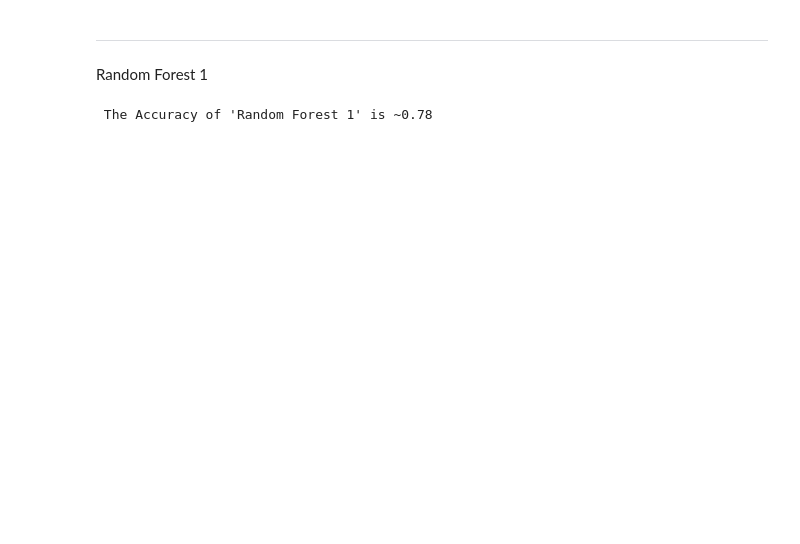
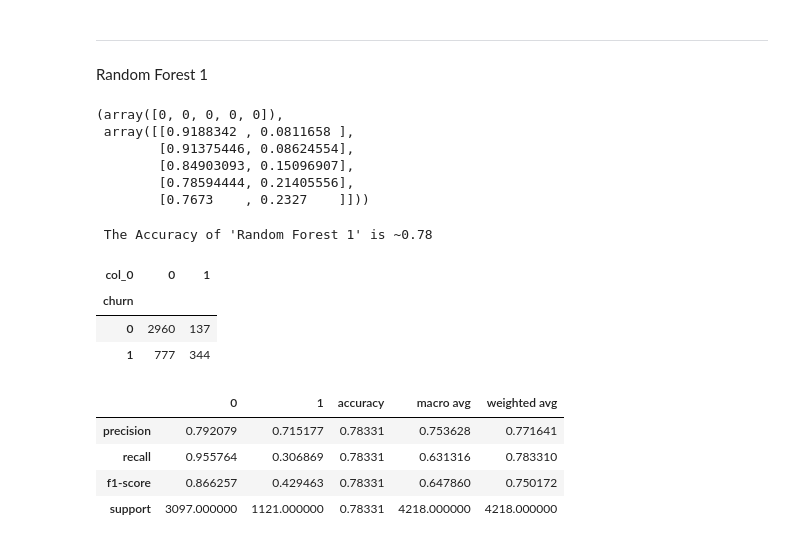
Before and after one commit to JenniferMLewis/Classification_Project_Part_1, a Jupyter notebook: initial_notebook.ipynb, the cells around one changed output. Cells and saved outputs as stored; diff of their text form; code cells hidden in the pictures; blank space fills up the shorter version.

```diff
--- a/initial_notebook.ipynb
+++ b/initial_notebook.ipynb
@@ -213,9 +228,37 @@ rf = RandomForestClassifier(min_samples_leaf=1, max_depth=3, random_state=123)
 # %%
 rf = rf.fit(X_train, y_train)
 # %%
-y_pred = rf.predict(X_train)
-y_pred_proba = rf.predict_proba(X_train)
+y_pred2 = rf.predict(X_train)
+y_pred_prob2 = rf.predict_proba(X_train)
+y_pred2[:5], y_pred_prob2[:5]
+# %% [output]
+(array([0, 0, 0, 0, 0]),
+ array([[0.9188342 , 0.0811658 ],
+        [0.91375446, 0.08624554],
+        [0.84903093, 0.15096907],
+        [0.78594444, 0.21405556],
+        [0.7673    , 0.2327    ]]))
 # %%
 print(f" The Accuracy of 'Random Forest 1' is ~{round(rf.score(X_train, y_train), 2)}")
 # %% [output]
  The Accuracy of 'Random Forest 1' is ~0.78
+# %%
+TP = 344
+TN = 2960
+FP = 137
+FN = 777
+pd.crosstab(y_train,y_pred2)
+# %% [output]
+| col_0 | 0 | 1 |
+| churn |  |  |
+| 0 | 2960 | 137 |
+| 1 | 777 | 344 |
+# %%
+report = classification_report(y_train, y_pred2, output_dict=True)
+pd.DataFrame(report)
+# %% [output]
+|  | 0 | 1 | accuracy | macro avg | weighted avg |
+| precision | 0.792079 | 0.715177 | 0.78331 | 0.753628 | 0.771641 |
+| recall | 0.955764 | 0.306869 | 0.78331 | 0.631316 | 0.783310 |
+| f1-score | 0.866257 | 0.429463 | 0.78331 | 0.647860 | 0.750172 |
+| support | 3097.000000 | 1121.000000 | 0.78331 | 4218.000000 | 4218.000000 |
```
Also changed, not shown: parts of 67 cells of this notebook, 2 other files.
